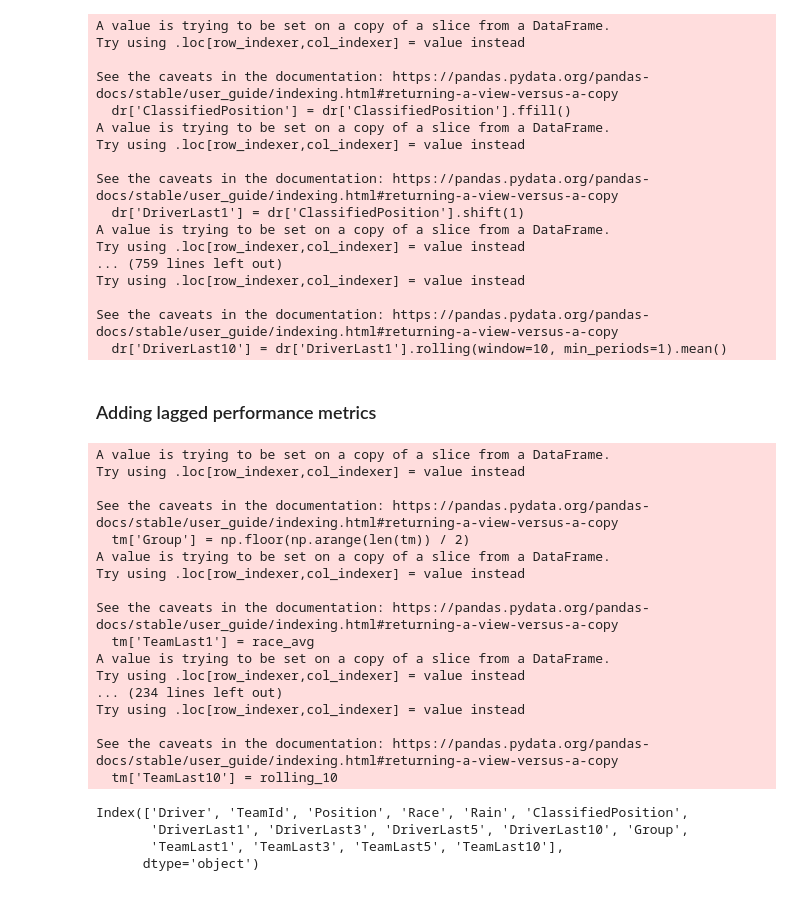
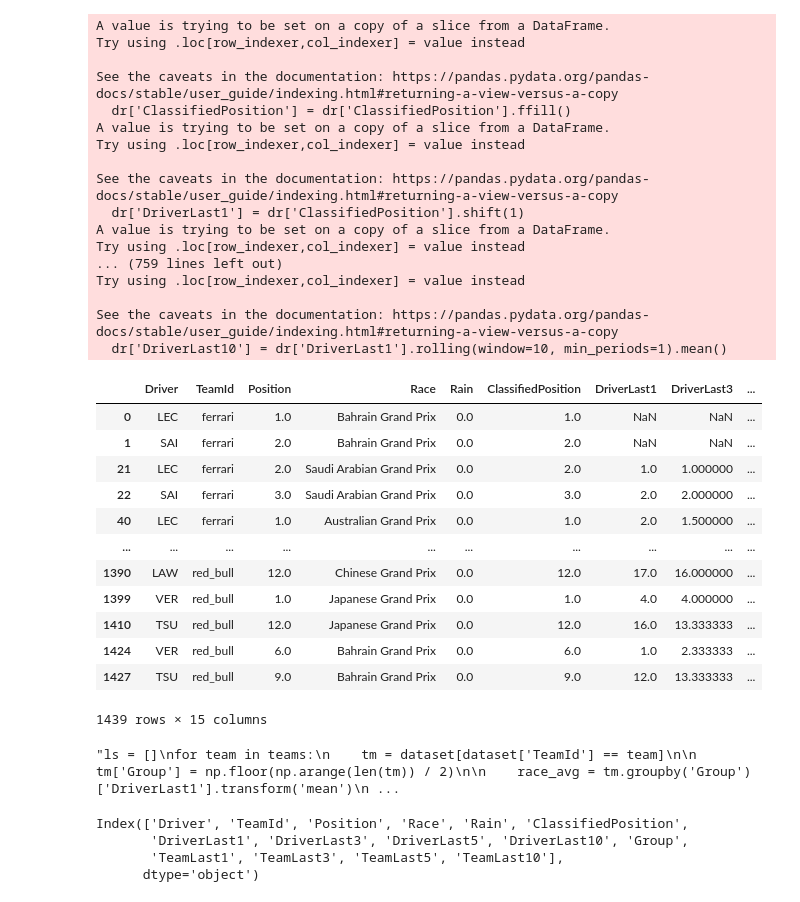
Before and after one commit to a-ruzgar/fantasy_f1, a Jupyter notebook: predictor.ipynb, the cells around one changed output. Cells and saved outputs as stored; diff of their text form; code cells hidden in the pictures.

Commit message:
Saudi GP analysis

```diff
--- a/predictor.ipynb
+++ b/predictor.ipynb
@@ -240,48 +240,76 @@ driver_lagged = pd.concat([driver_lagged, test], ignore_index=True)
 test.drop(test.index, inplace=True)
 # %%
 dataset = driver_lagged.sort_index()
-# %% [markdown]
-### Adding lagged performance metrics
+# %%
+ls = []
+test = pd.DataFrame()
+
+orig_dataset = dataset.copy()
+
+for team in teams:
+    tm = orig_dataset[orig_dataset["TeamId"] == team].copy()
+    if len(tm) < 2:
+        continue
+
+    tm["Group"] = (np.arange(len(tm)) // 2).astype(int)
+    tm["TeamLast1"] = tm.groupby("Group")["DriverLast1"].transform("mean")
+
+    pair_means = tm.groupby("Group")["TeamLast1"].first()
+    roll3 = pair_means.rolling(3, min_periods=1).mean()
+    roll5 = pair_means.rolling(5, min_periods=1).mean()
+    roll10 = pair_means.rolling(10, min_periods=1).mean()
+
+    tm["TeamLast3"] = tm["Group"].map(roll3)
+    tm["TeamLast5"] = tm["Group"].map(roll5)
+    tm["TeamLast10"] = tm["Group"].map(roll10)
+
+    ls.append(tm.iloc[:-2])
+    test = pd.concat([test, tm.iloc[-2:]], ignore_index=True)
+
+dataset = pd.concat(ls, ignore_index=False) if ls else orig_dataset
+dataset
+# %% [output]
+|  | Driver | TeamId | Position | Race | Rain | ClassifiedPosition | DriverLast1 | DriverLast3 | ... |
+| 0 | LEC | ferrari | 1.0 | Bahrain Grand Prix | 0.0 | 1.0 | NaN | NaN | ... |
+| 1 | SAI | ferrari | 2.0 | Bahrain Grand Prix | 0.0 | 2.0 | NaN | NaN | ... |
+| 21 | LEC | ferrari | 2.0 | Saudi Arabian Grand Prix | 0.0 | 2.0 | 1.0 | 1.000000 | ... |
+| 22 | SAI | ferrari | 3.0 | Saudi Arabian Grand Prix | 0.0 | 3.0 | 2.0 | 2.000000 | ... |
+| 40 | LEC | ferrari | 1.0 | Australian Grand Prix | 0.0 | 1.0 | 2.0 | 1.500000 | ... |
+| ... | ... | ... | ... | ... | ... | ... | ... | ... | ... |
+| 1390 | LAW | red_bull | 12.0 | Chinese Grand Prix | 0.0 | 12.0 | 17.0 | 16.000000 | ... |
+| 1399 | VER | red_bull | 1.0 | Japanese Grand Prix | 0.0 | 1.0 | 4.0 | 4.000000 | ... |
+| 1410 | TSU | red_bull | 12.0 | Japanese Grand Prix | 0.0 | 12.0 | 16.0 | 13.333333 | ... |
+| 1424 | VER | red_bull | 6.0 | Bahrain Grand Prix | 0.0 | 6.0 | 1.0 | 2.333333 | ... |
+| 1427 | TSU | red_bull | 9.0 | Bahrain Grand Prix | 0.0 | 9.0 | 12.0 | 13.333333 | ... |
+1439 rows × 15 columns
 # %%
-ls = []
+"""ls = []
 for team in teams:
     tm = dataset[dataset['TeamId'] == team]
 
     tm['Group'] = np.floor(np.arange(len(tm)) / 2)
 
     race_avg = tm.groupby('Group')['DriverLast1'].transform('mean')
-    rolling_3 = race_avg.rolling(window=3, min_periods=1).mean()
-    rolling_5 = race_avg.rolling(window=5, min_periods=1).mean()
-    rolling_10 = race_avg.rolling(window=10, min_periods=1).mean()
+    group_means = race_avg.groupby(tm['Group']).first()
+
+    rolling_3 = group_means.rolling(window=3, min_periods=1).mean()
+    rolling_5 = group_means.rolling(window=5, min_periods=1).mean()
+    rolling_10 = group_means.rolling(window=10, min_periods=1).mean()
 
     tm['TeamLast1'] = race_avg
-    tm['TeamLast3'] = rolling_3
-    tm['TeamLast5'] = rolling_5
-    tm['TeamLast10'] = rolling_10
+    tm['TeamLast3']  = tm['Group'].map(rolling_3)
+    tm['TeamLast5']  = tm['Group'].map(rolling_5)
+    tm['TeamLast10'] = tm['Group'].map(rolling_10)
+    print(tm)
 
     ls.append(tm[:-2])
 
     test = pd.concat([test, pd.DataFrame(tm[-2:])], ignore_index=True)
 
 dataset = pd.concat(ls, ignore_index=False)
+"""
 # %% [output]
-A value is trying to be set on a copy of a slice from a DataFrame.
-Try using .loc[row_indexer,col_indexer] = value instead
-
-See the caveats in the documentation: https://pandas.pydata.org/pandas-docs/stable/user_guide/indexing.html#returning-a-view-versus-a-copy
-  tm['Group'] = np.floor(np.arange(len(tm)) / 2)
-A value is trying to be set on a copy of a slice from a DataFrame.
-Try using .loc[row_indexer,col_indexer] = value instead
-
-See the caveats in the documentation: https://pandas.pydata.org/pandas-docs/stable/user_guide/indexing.html#returning-a-view-versus-a-copy
-  tm['TeamLast1'] = race_avg
-A value is trying to be set on a copy of a slice from a DataFrame.
-Try using .loc[row_indexer,col_indexer] = value instead
-... (234 lines left out)
-Try using .loc[row_indexer,col_indexer] = value instead
-
-See the caveats in the documentation: https://pandas.pydata.org/pandas-docs/stable/user_guide/indexing.html#returning-a-view-versus-a-copy
-  tm['TeamLast10'] = rolling_10
+"ls = []\nfor team in teams:\n    tm = dataset[dataset['TeamId'] == team]\n\n    tm['Group'] = np.floor(np.arange(len(tm)) / 2)\n\n    race_avg = tm.groupby('Group')['DriverLast1'].transform('mean')\n ...
 # %%
 bins = [-0.001, 0, 0.1, 0.5, dataset['Rain'].max() + 0.001]
 labels = ['None', 'Light', 'Moderate', 'Heavy']
```
Also changed, not shown: parts of 9 cells of this notebook, 1 other file.
